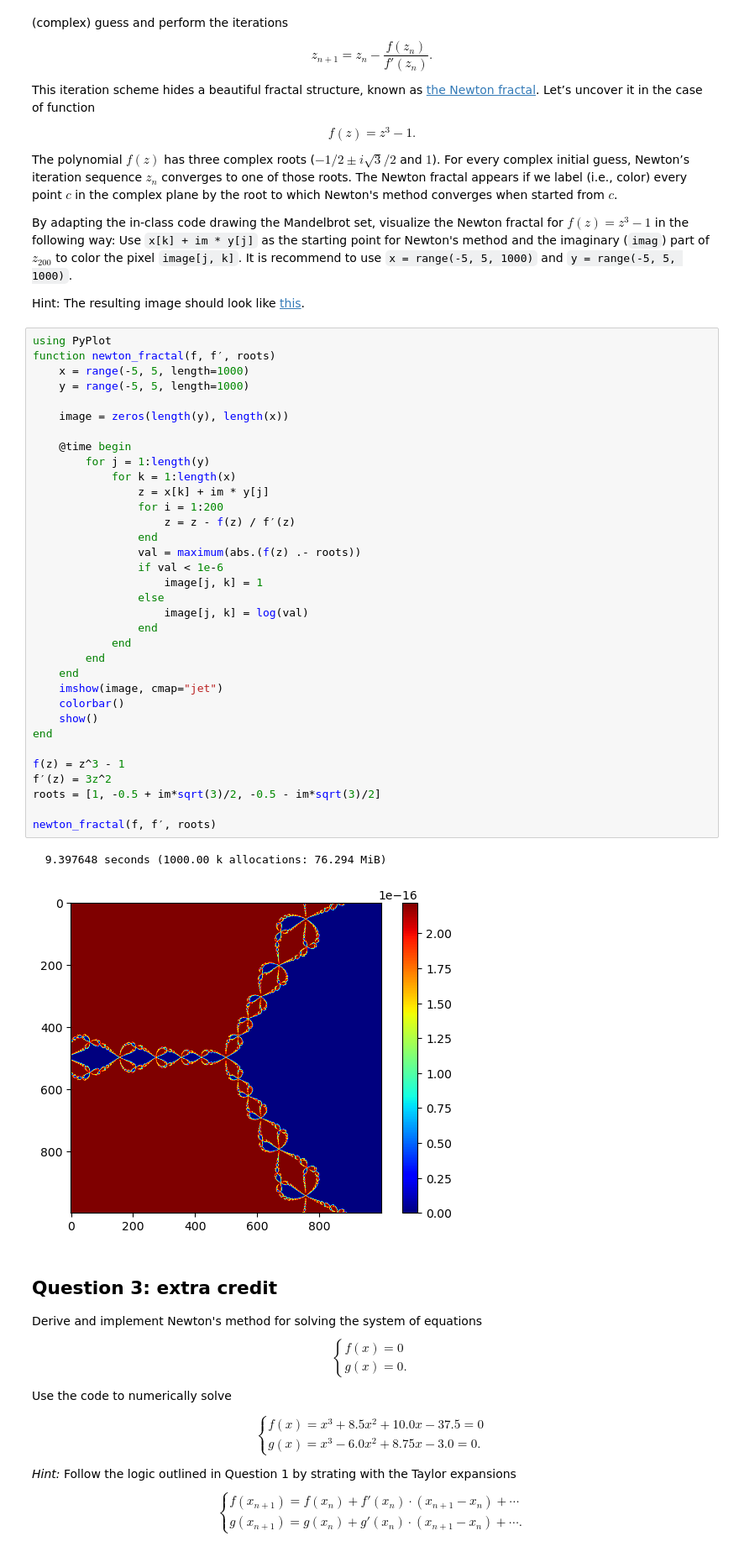
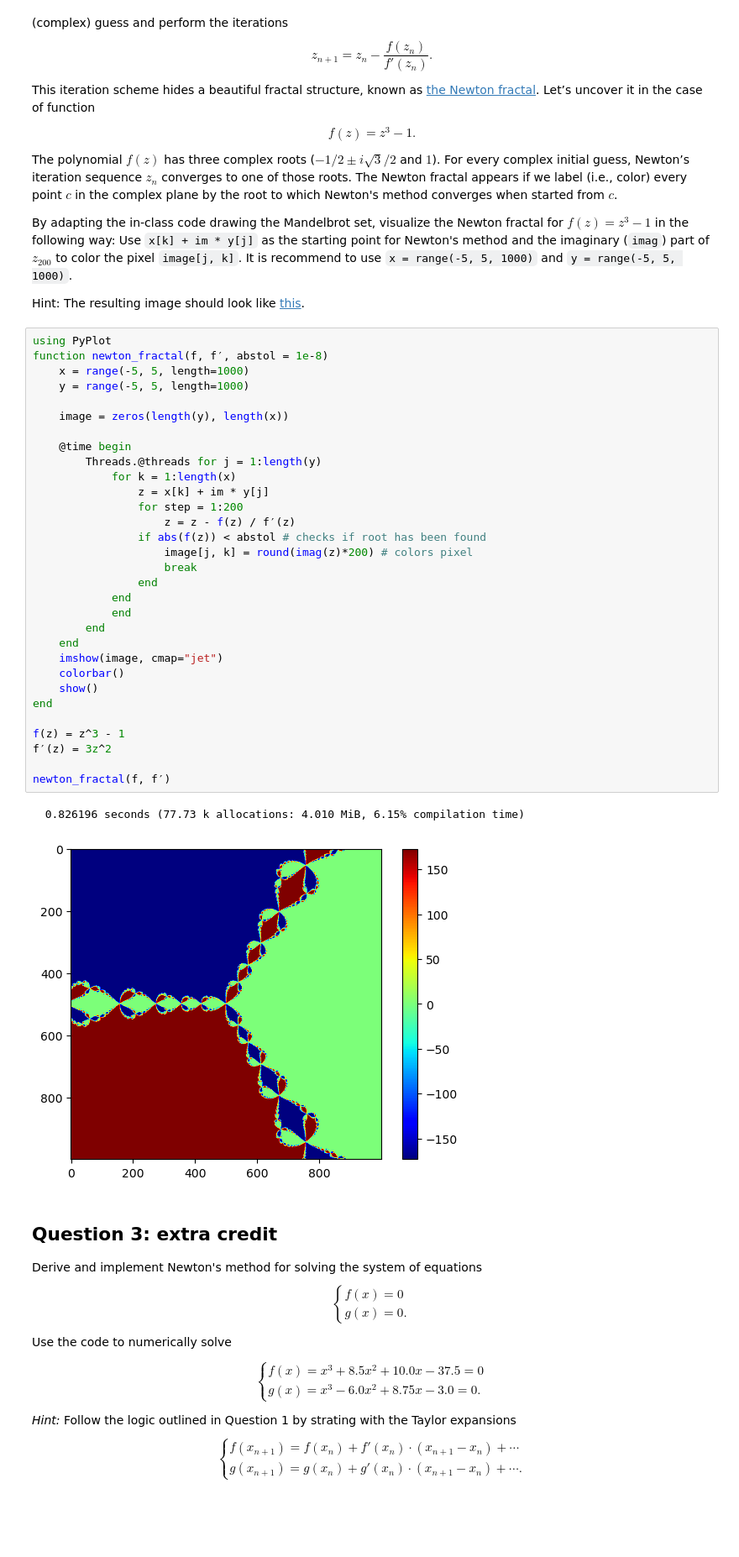
Before and after one commit to tkeegan12/Course_Computational_Physics_and_Engineering, a Jupyter notebook: Homework5.ipynb, the cells around one changed output. Shown at 84% size. Saved outputs shown, nothing was run; the diff lists cells and outputs as text; blank space fills up the shorter version.

```diff
--- a/Homework5.ipynb
+++ b/Homework5.ipynb
@@ -105,43 +113,40 @@ The polynomial $f(z)$ has three complex roots ($-1/2 \pm i\sqrt{3}/2$ and $1$).
 By adapting the in-class code drawing the Mandelbrot set, visualize the Newton fractal for $ f(z) = z^3 - 1$ in the following way: Use `x[k] + im * y[j]` as the starting point for Newton's method and the imaginary (`imag`) part of $z_{200}$ to color the pixel `image[j, k]`. It is recommend to use `x = range(-5, 5, 1000)` and `y = range(-5, 5, 1000)`.
 
 Hint: The resulting image should look like [this](https://en.wikipedia.org/wiki/Newton_fractal#/media/File:Newtroot_1_0_0_m1.png).
-# %%
-using PyPlot
-function newton_fractal(f, f′, roots)
-    x = range(-5, 5, length=1000)
-    y = range(-5, 5, length=1000)
-
-    image = zeros(length(y), length(x))
-
-    @time begin
-        for j = 1:length(y)
-            for k = 1:length(x)
-                z = x[k] + im * y[j]
-                for i = 1:200
-                    z = z - f(z) / f′(z)
-                end
-                val = maximum(abs.(f(z) .- roots))
-                if val < 1e-6
-                    image[j, k] = 1
-                else
-                    image[j, k] = log(val)
-                end
-            end
-        end
-    end
-    imshow(image, cmap="jet")
-    colorbar()
-    show()
-end
-
-f(z) = z^3 - 1
-f′(z) = 3z^2
-roots = [1, -0.5 + im*sqrt(3)/2, -0.5 - im*sqrt(3)/2]
-
-newton_fractal(f, f′, roots)
-# %% [output]
-  9.397648 seconds (1000.00 k allocations: 76.294 MiB)
-[figure, removed]
+# %%
+using PyPlot
+function newton_fractal(f, f′, abstol = 1e-8)
+    x = range(-5, 5, length=1000)
+    y = range(-5, 5, length=1000)
+
+    image = zeros(length(y), length(x))
+
+    @time begin
+        Threads.@threads for j = 1:length(y)
+            for k = 1:length(x)
+                z = x[k] + im * y[j]
+                for step = 1:200
+                    z = z - f(z) / f′(z)
+                if abs(f(z)) < abstol # checks if root has been found
+                    image[j, k] = round(imag(z)*200) # colors pixel
+                    break
+                end
+            end
+            end
+        end
+    end
+    imshow(image, cmap="jet")
+    colorbar()
+    show()
+end
+
+f(z) = z^3 - 1
+f′(z) = 3z^2
+
+newton_fractal(f, f′)
+# %% [output]
+  0.826196 seconds (77.73 k allocations: 4.010 MiB, 6.15% compilation time)
+[figure, added]
 # %% [markdown]
 ## Question 3: extra credit
 
```
Also changed, not shown: parts of 3 cells of this notebook, 2 other files.
